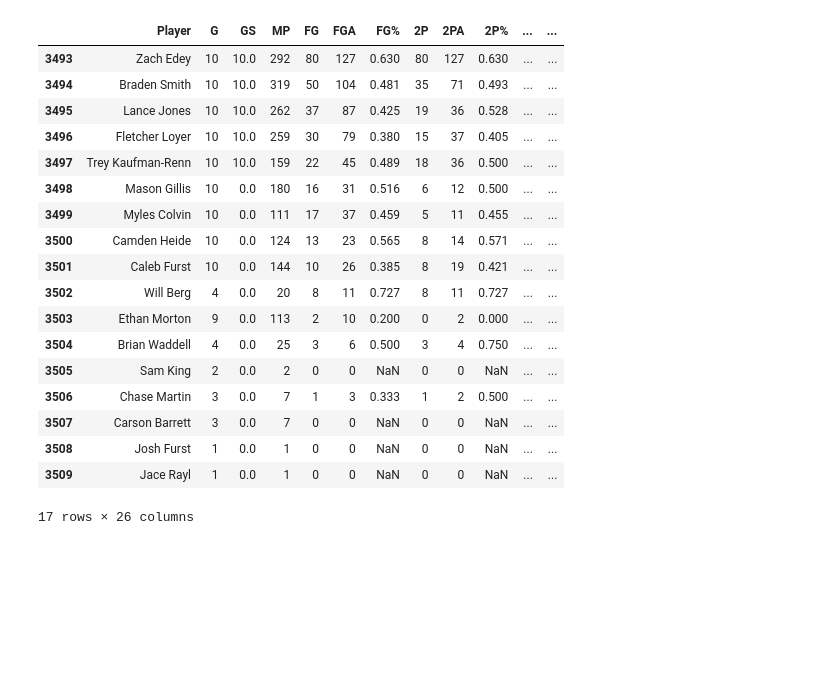
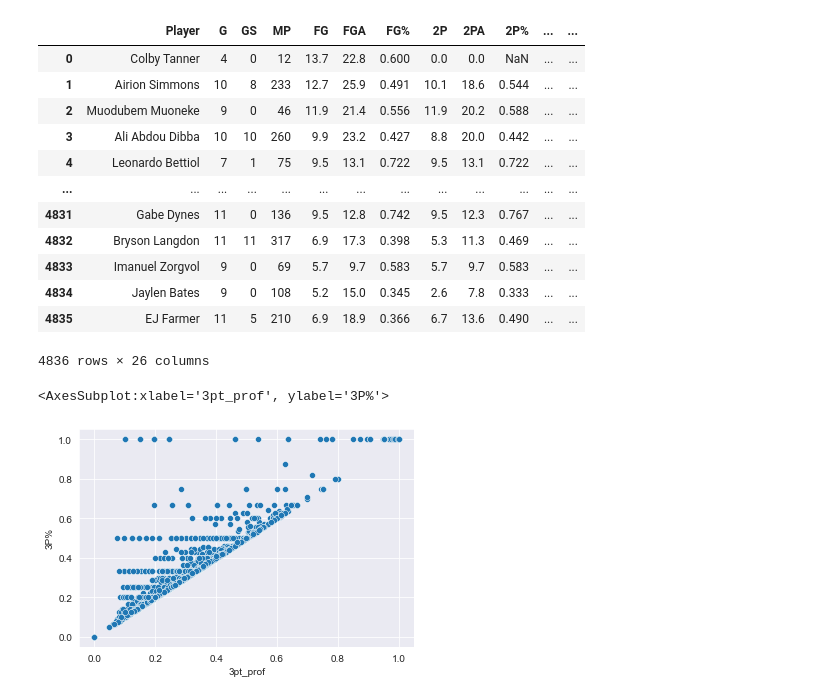
Before and after one commit to fmathews11/Adjusting_Basketball_Stats, a Jupyter notebook: Explore_All_Player_Stats.ipynb, the cells around one changed output. Drawn from its saved outputs; the diff is of its cells as text; code cells hidden in the pictures; blank space fills up the shorter version.

```diff
--- a/Explore_All_Player_Stats.ipynb
+++ b/Explore_All_Player_Stats.ipynb
@@ -26,34 +18,41 @@ pd.DataFrame(master_json["PURDUE"]['player_totals'])
 # %%
 def create_all_player_totals_dataframe() -> pd.DataFrame:
 
     list_to_transform = []
 
     for team,data in master_json.items():
 
         for player_data_row in data['player_totals']:
             list_to_transform.append(player_data_row)
 
     return pd.DataFrame(list_to_transform,index = [i for i in range(len(list_to_transform))])\
         .query("Player != 'School Totals'").drop('Rk',axis = 1)
 
-create_all_player_totals_dataframe().query("team == 'PURDUE'")
+def create_all_player_per_100_dataframe() -> pd.DataFrame:
+
+    list_to_transform = []
+
+    for team,data in master_json.items():
+
+        for player_data_row in data['player_per_100_possessions']:
+            list_to_transform.append(player_data_row)
+
+    return pd.DataFrame(list_to_transform,index = [i for i in range(len(list_to_transform))])\
+        .query("Player != 'School Totals'").drop('Rk',axis = 1)
+
+ap_df = create_all_player_per_100_dataframe()
+ap_df
 # %% [output]
 |  | Player | G | GS | MP | FG | FGA | FG% | 2P | 2PA | 2P% | ... | ... |
-| 3493 | Zach Edey | 10 | 10.0 | 292 | 80 | 127 | 0.630 | 80 | 127 | 0.630 | ... | ... |
-| 3494 | Braden Smith | 10 | 10.0 | 319 | 50 | 104 | 0.481 | 35 | 71 | 0.493 | ... | ... |
-| 3495 | Lance Jones | 10 | 10.0 | 262 | 37 | 87 | 0.425 | 19 | 36 | 0.528 | ... | ... |
-| 3496 | Fletcher Loyer | 10 | 10.0 | 259 | 30 | 79 | 0.380 | 15 | 37 | 0.405 | ... | ... |
-| 3497 | Trey Kaufman-Renn | 10 | 10.0 | 159 | 22 | 45 | 0.489 | 18 | 36 | 0.500 | ... | ... |
-| 3498 | Mason Gillis | 10 | 0.0 | 180 | 16 | 31 | 0.516 | 6 | 12 | 0.500 | ... | ... |
-| 3499 | Myles Colvin | 10 | 0.0 | 111 | 17 | 37 | 0.459 | 5 | 11 | 0.455 | ... | ... |
-| 3500 | Camden Heide | 10 | 0.0 | 124 | 13 | 23 | 0.565 | 8 | 14 | 0.571 | ... | ... |
-| 3501 | Caleb Furst | 10 | 0.0 | 144 | 10 | 26 | 0.385 | 8 | 19 | 0.421 | ... | ... |
-| 3502 | Will Berg | 4 | 0.0 | 20 | 8 | 11 | 0.727 | 8 | 11 | 0.727 | ... | ... |
-| 3503 | Ethan Morton | 9 | 0.0 | 113 | 2 | 10 | 0.200 | 0 | 2 | 0.000 | ... | ... |
-| 3504 | Brian Waddell | 4 | 0.0 | 25 | 3 | 6 | 0.500 | 3 | 4 | 0.750 | ... | ... |
-| 3505 | Sam King | 2 | 0.0 | 2 | 0 | 0 | NaN | 0 | 0 | NaN | ... | ... |
-| 3506 | Chase Martin | 3 | 0.0 | 7 | 1 | 3 | 0.333 | 1 | 2 | 0.500 | ... | ... |
-| 3507 | Carson Barrett | 3 | 0.0 | 7 | 0 | 0 | NaN | 0 | 0 | NaN | ... | ... |
-| 3508 | Josh Furst | 1 | 0.0 | 1 | 0 | 0 | NaN | 0 | 0 | NaN | ... | ... |
-| 3509 | Jace Rayl | 1 | 0.0 | 1 | 0 | 0 | NaN | 0 | 0 | NaN | ... | ... |
+| 0 | Colby Tanner | 4 | 0 | 12 | 13.7 | 22.8 | 0.600 | 0.0 | 0.0 | NaN | ... | ... |
+| 1 | Airion Simmons | 10 | 8 | 233 | 12.7 | 25.9 | 0.491 | 10.1 | 18.6 | 0.544 | ... | ... |
+| 2 | Muodubem Muoneke | 9 | 0 | 46 | 11.9 | 21.4 | 0.556 | 11.9 | 20.2 | 0.588 | ... | ... |
+| 3 | Ali Abdou Dibba | 10 | 10 | 260 | 9.9 | 23.2 | 0.427 | 8.8 | 20.0 | 0.442 | ... | ... |
+| 4 | Leonardo Bettiol | 7 | 1 | 75 | 9.5 | 13.1 | 0.722 | 9.5 | 13.1 | 0.722 | ... | ... |
+| ... | ... | ... | ... | ... | ... | ... | ... | ... | ... | ... | ... | ... |
+| 4831 | Gabe Dynes | 11 | 0 | 136 | 9.5 | 12.8 | 0.742 | 9.5 | 12.3 | 0.767 | ... | ... |
+| 4832 | Bryson Langdon | 11 | 11 | 317 | 6.9 | 17.3 | 0.398 | 5.3 | 11.3 | 0.469 | ... | ... |
+| 4833 | Imanuel Zorgvol | 9 | 0 | 69 | 5.7 | 9.7 | 0.583 | 5.7 | 9.7 | 0.583 | ... | ... |
+| 4834 | Jaylen Bates | 9 | 0 | 108 | 5.2 | 15.0 | 0.345 | 2.6 | 7.8 | 0.333 | ... | ... |
+| 4835 | EJ Farmer | 11 | 5 | 210 | 6.9 | 18.9 | 0.366 | 6.7 | 13.6 | 0.490 | ... | ... |
-17 rows × 26 columns
+4836 rows × 26 columns
@@ -59,0 +71,7 @@ create_all_player_totals_dataframe().query("team == 'PURDUE'")
+# %%
+import seaborn as sns
+
+sns.scatterplot(x = ap_df['3pt_prof'],y = ap_df['3P%'])
+# %% [output]
+<AxesSubplot:xlabel='3pt_prof', ylabel='3P%'>
+[figure, added]
```
Also changed, not shown: parts of 8 cells of this notebook, 1 other file.
